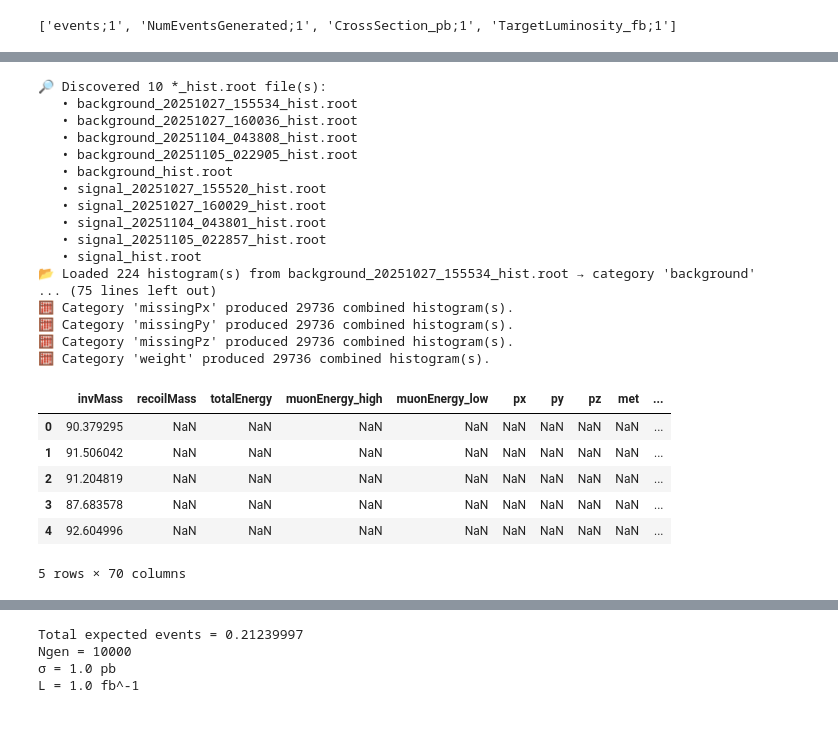
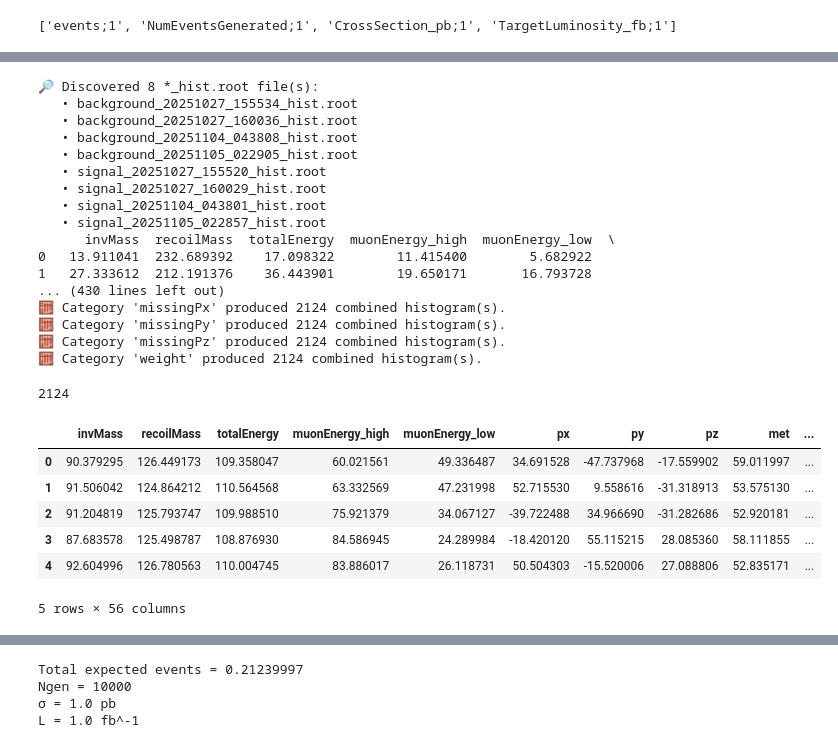
Before and after one commit to mazeeqe/tomaz-example, a Jupyter notebook: data/histogram.ipynb, the cells around one changed output, grey strips where cells are left out. Drawn from its saved outputs; the diff is of its cells as text; code cells hidden in the pictures.

Commit message:
Fixed the histogram import from the jupyter notebook

```diff
--- a/data/histogram.ipynb
+++ b/data/histogram.ipynb
@@ -20,8 +20,8 @@ parent_dir = current_dir.parent             # e.g. …/ (same as project in this
 # 3️⃣ Navigate to the sibling folder and file you need
 #    Replace 'data' and 'dataset.csv' with your actual folder/file names
 target_path = parent_dir / "output_files"
-sig_target_path = parent_dir / "output_files" / "signal_hist.root"
-bg_target_path = parent_dir / "output_files" / "background_hist.root"
+sig_target_path = parent_dir / "output_files" / "signal_20251027_155520_hist.root"
+bg_target_path = parent_dir / "output_files" / "background_20251027_155534_hist.root"
 # 4️⃣ If you just need the string representation:
 sig_target_path_str = str(sig_target_path)
 bg_target_path_str = str(bg_target_path)
@@ -84,0 +82,3 @@ print(sig_tree.keys())
+# %%
+sig_df = load_histograms(sig_target_path)
+sig_df.head()
@@ -139,15 +146,10 @@ def find_root_files(root_dir: pathlib.Path) -> list[pathlib.Path]:
 
 
 # ----------------------------------------------------------------------
-# 3️⃣  Load histograms from a single file
-# ----------------------------------------------------------------------
-
-# ----------------------------------------------------------------------
 # 4️⃣  Combine histograms *per category*
 # ----------------------------------------------------------------------
 def combine_per_category(
-    per_file_hists: list[tuple[str, dict[str, uproot.behaviors.TH1.Histogram]]]
-) -> dict[str, dict[str, uproot.behaviors.TH1.Histogram]]:
+    per_file_hists: list):
     """
     Input: list of (category, {name → histogram}) tuples.
     Output: {category → {hist_name → summed_histogram}}.
@@ -158,15 +160,27 @@ def combine_per_category(
     bg_list = []
 
     for cat, hist_df in per_file_hists:
+        # Defensive normalisation – works even if cat is a numpy/pandas scalar
+        cat_norm = str(cat).strip().lower()
+
         if cat == "signal":
             sig_list.append(hist_df)
 
-        if cat == "background":
+        elif cat == "background":
             bg_list.append(hist_df)
 
+        else:
+            # Optional: warn about unexpected categories
+            print(f"⚠️  Unexpected category '{cat}' – ignored.")
 
-    sig_df = pd.concat(sig_list, axis=1)
-    bg_df = pd.concat(bg_list, axis=1)
+    # Concatenate each list (empty list → empty DataFrame)
+    sig_df = pd.concat(sig_list, axis=1) if sig_list else pd.DataFrame()
+    bg_df  = pd.concat(bg_list,  axis=1) if bg_list  else pd.DataFrame()
+
+    # If you still want counts you can compute them here
+    sig_count = len(sig_list)
+    bg_count  = len(bg_list)
+    print(f"Collected {sig_count} signal frames and {bg_count} background frames.")
 
     return sig_df, bg_df
 
@@ -213,33 +227,34 @@ def main():
     return sig_df, bg_df
 
 
-if __name__ == "__main__":
-    sig_df, bg_df = main()
+nsig_df, nbg_df = main()
 # %% [output]
-🔎 Discovered 10 *_hist.root file(s):
+🔎 Discovered 8 *_hist.root file(s):
    • background_20251027_155534_hist.root
    • background_20251027_160036_hist.root
    • background_20251104_043808_hist.root
    • background_20251105_022905_hist.root
-   • background_hist.root
    • signal_20251027_155520_hist.root
    • signal_20251027_160029_hist.root
    • signal_20251104_043801_hist.root
    • signal_20251105_022857_hist.root
-   • signal_hist.root
-📂 Loaded 224 histogram(s) from background_20251027_155534_hist.root → category 'background'
-... (75 lines left out)
-🧮 Category 'missingPx' produced 29736 combined histogram(s).
-🧮 Category 'missingPy' produced 29736 combined histogram(s).
-🧮 Category 'missingPz' produced 29736 combined histogram(s).
-🧮 Category 'weight' produced 29736 combined histogram(s).
+      invMass  recoilMass  totalEnergy  muonEnergy_high  muonEnergy_low  \
+0   13.911041  232.689392    17.098322        11.415400        5.682922
+1   27.333612  212.191376    36.443901        19.650171       16.793728
+... (430 lines left out)
+🧮 Category 'missingPx' produced 2124 combined histogram(s).
+🧮 Category 'missingPy' produced 2124 combined histogram(s).
+🧮 Category 'missingPz' produced 2124 combined histogram(s).
+🧮 Category 'weight' produced 2124 combined histogram(s).
 # %%
-sig_df.head()
+print(len(nsig_df))
+nsig_df.head()
 # %% [output]
+2124
 |  | invMass | recoilMass | totalEnergy | muonEnergy_high | muonEnergy_low | px | py | pz | met | ... |
-| 0 | 90.379295 | NaN | NaN | NaN | NaN | NaN | NaN | NaN | NaN | ... |
-| 1 | 91.506042 | NaN | NaN | NaN | NaN | NaN | NaN | NaN | NaN | ... |
-| 2 | 91.204819 | NaN | NaN | NaN | NaN | NaN | NaN | NaN | NaN | ... |
-| 3 | 87.683578 | NaN | NaN | NaN | NaN | NaN | NaN | NaN | NaN | ... |
-| 4 | 92.604996 | NaN | NaN | NaN | NaN | NaN | NaN | NaN | NaN | ... |
+| 0 | 90.379295 | 126.449173 | 109.358047 | 60.021561 | 49.336487 | 34.691528 | -47.737968 | -17.559902 | 59.011997 | ... |
+| 1 | 91.506042 | 124.864212 | 110.564568 | 63.332569 | 47.231998 | 52.715530 | 9.558616 | -31.318913 | 53.575130 | ... |
+| 2 | 91.204819 | 125.793747 | 109.988510 | 75.921379 | 34.067127 | -39.722488 | 34.966690 | -31.282686 | 52.920181 | ... |
+| 3 | 87.683578 | 125.498787 | 108.876930 | 84.586945 | 24.289984 | -18.420120 | 55.115215 | 28.085360 | 58.111855 | ... |
+| 4 | 92.604996 | 126.780563 | 110.004745 | 83.886017 | 26.118731 | 50.504303 | -15.520006 | 27.088806 | 52.835171 | ... |
-5 rows × 70 columns
+5 rows × 56 columns
```
Also changed, not shown: parts of 7 cells of this notebook, 3 other files.
